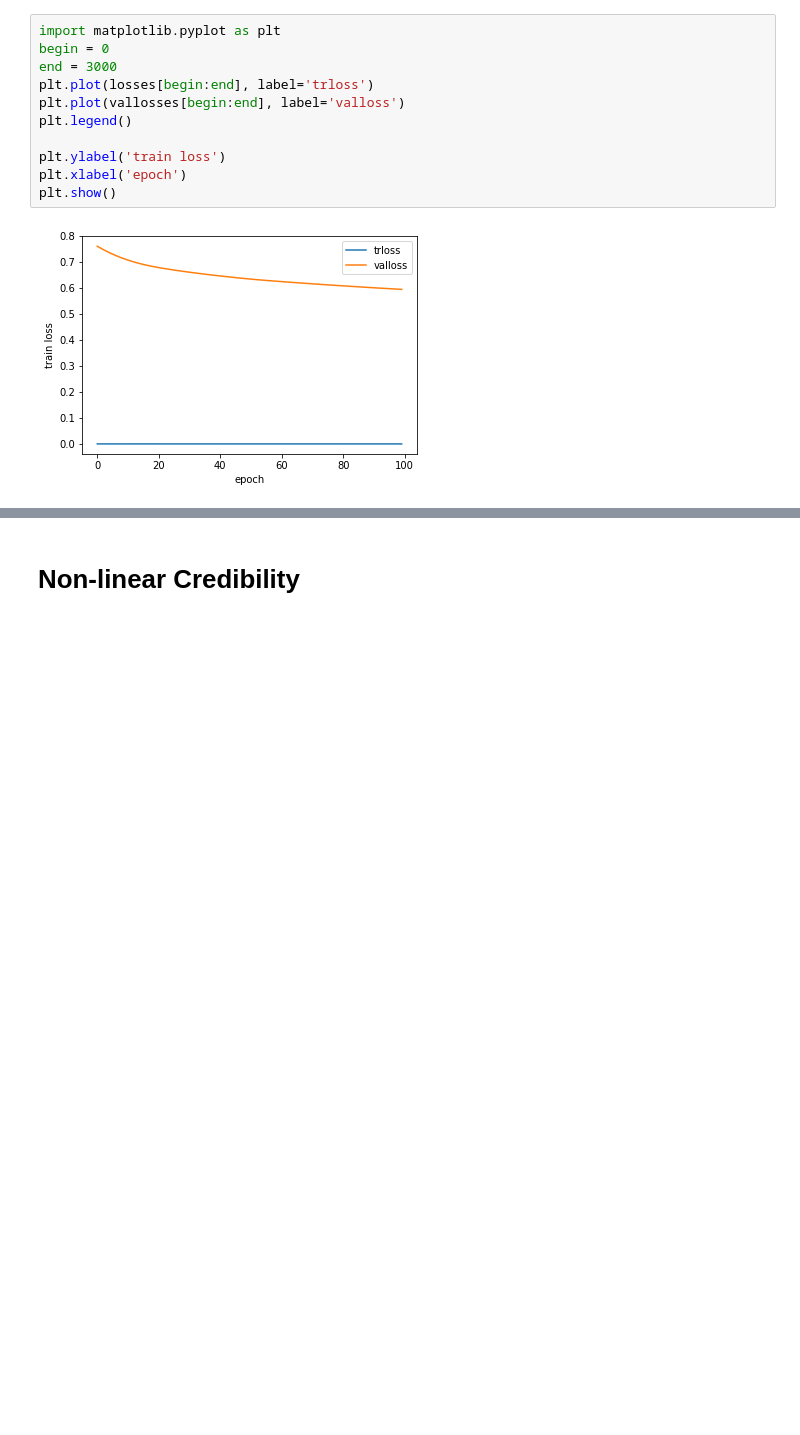
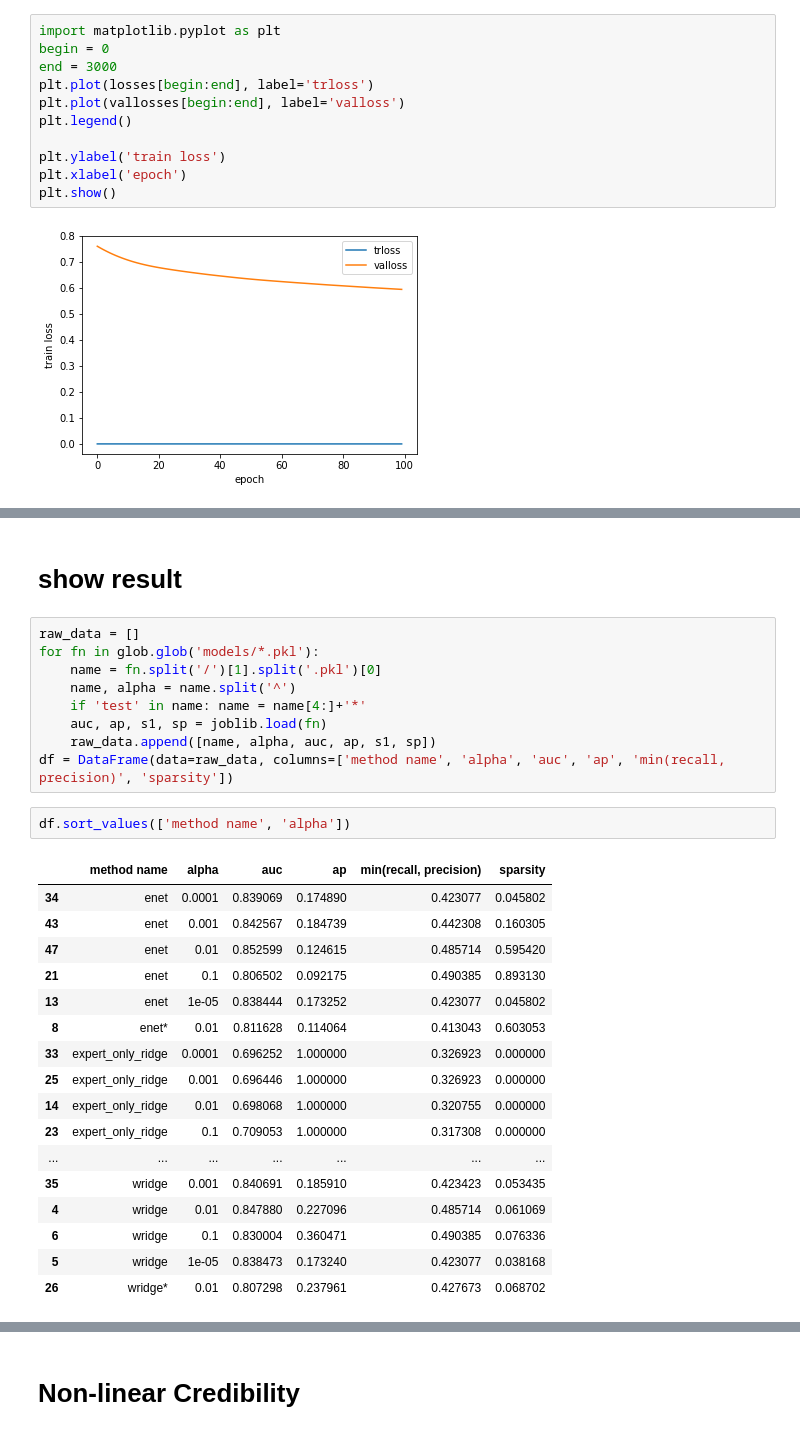
Before and after one commit to nathanwang000/credible_learning, a Jupyter notebook: credibility.ipynb, the cells around one changed output, grey strips where cells are left out. Drawn from its saved outputs; the diff is of its cells as text; blank space fills up the shorter version.

```diff
--- a/credibility.ipynb
+++ b/credibility.ipynb
@@ -152,0 +179,31 @@ plt.show()
+# %% [markdown]
+# show result
+# %%
+raw_data = []
+for fn in glob.glob('models/*.pkl'):
+    name = fn.split('/')[1].split('.pkl')[0]
+    name, alpha = name.split('^')
+    if 'test' in name: name = name[4:]+'*'
+    auc, ap, s1, sp = joblib.load(fn)
+    raw_data.append([name, alpha, auc, ap, s1, sp])
+df = DataFrame(data=raw_data, columns=['method name', 'alpha', 'auc', 'ap', 'min(recall, precision)', 'sparsity'])
+# %%
+df.sort_values(['method name', 'alpha'])
+# %% [output]
+|  | method name | alpha | auc | ap | min(recall, precision) | sparsity |
+| 34 | enet | 0.0001 | 0.839069 | 0.174890 | 0.423077 | 0.045802 |
+| 43 | enet | 0.001 | 0.842567 | 0.184739 | 0.442308 | 0.160305 |
+| 47 | enet | 0.01 | 0.852599 | 0.124615 | 0.485714 | 0.595420 |
+| 21 | enet | 0.1 | 0.806502 | 0.092175 | 0.490385 | 0.893130 |
+| 13 | enet | 1e-05 | 0.838444 | 0.173252 | 0.423077 | 0.045802 |
+| 8 | enet* | 0.01 | 0.811628 | 0.114064 | 0.413043 | 0.603053 |
+| 33 | expert_only_ridge | 0.0001 | 0.696252 | 1.000000 | 0.326923 | 0.000000 |
+| 25 | expert_only_ridge | 0.001 | 0.696446 | 1.000000 | 0.326923 | 0.000000 |
+| 14 | expert_only_ridge | 0.01 | 0.698068 | 1.000000 | 0.320755 | 0.000000 |
+| 23 | expert_only_ridge | 0.1 | 0.709053 | 1.000000 | 0.317308 | 0.000000 |
+| ... | ... | ... | ... | ... | ... | ... |
+| 35 | wridge | 0.001 | 0.840691 | 0.185910 | 0.423423 | 0.053435 |
+| 4 | wridge | 0.01 | 0.847880 | 0.227096 | 0.485714 | 0.061069 |
+| 6 | wridge | 0.1 | 0.830004 | 0.360471 | 0.490385 | 0.076336 |
+| 5 | wridge | 1e-05 | 0.838473 | 0.173240 | 0.423077 | 0.038168 |
+| 26 | wridge* | 0.01 | 0.807298 | 0.237961 | 0.427673 | 0.068702 |
```
Also changed, not shown: parts of 9 cells of this notebook, 6 other files.
